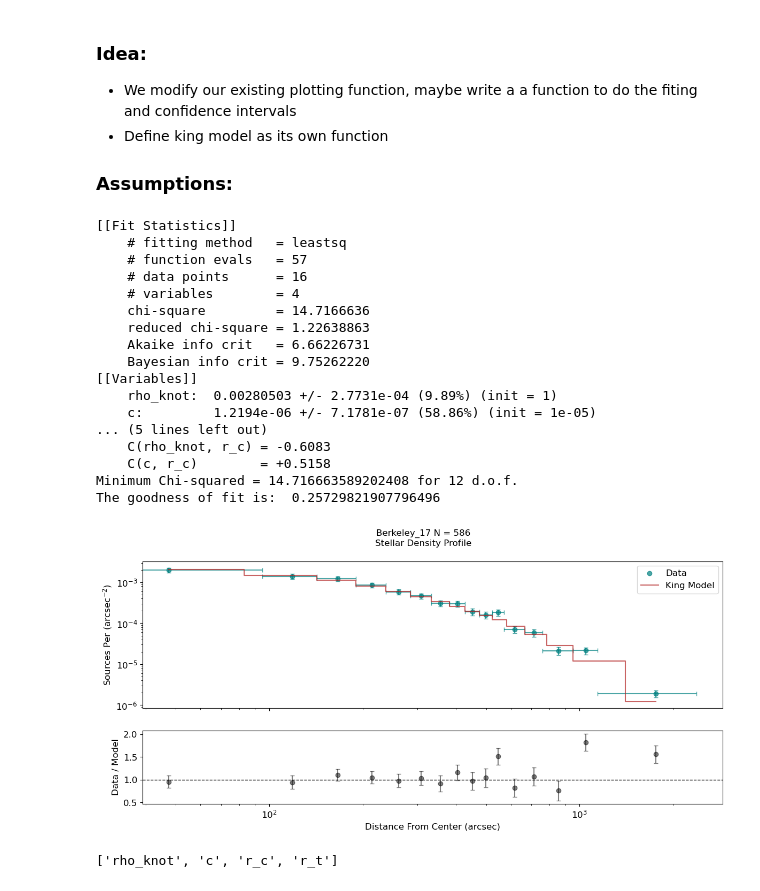
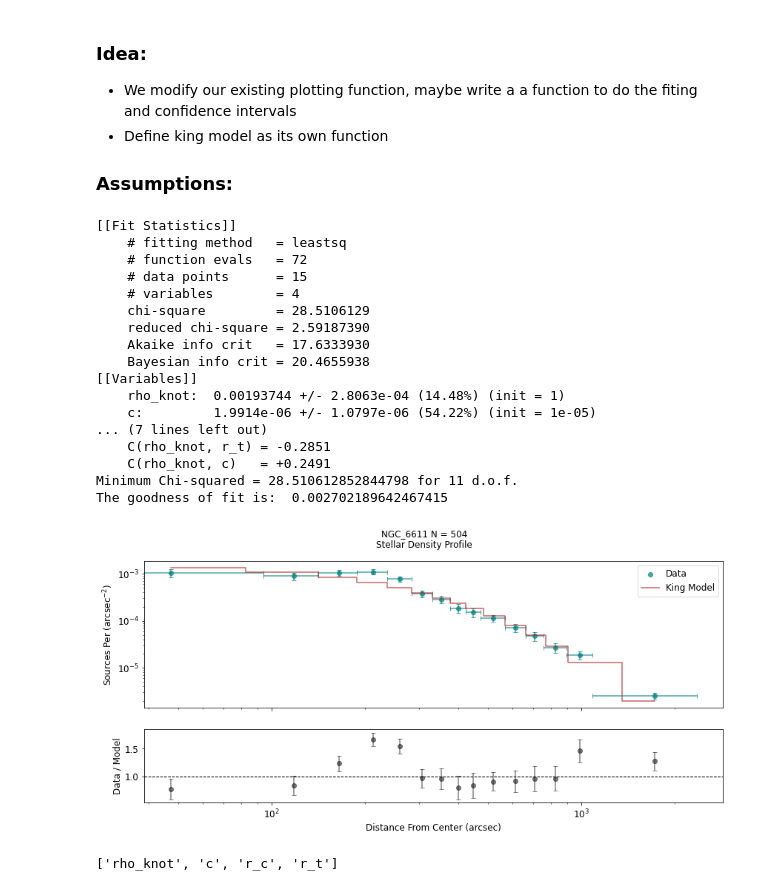
Before and after one commit to afinemax/stat_meth, a Jupyter notebook: assignments/a3/a3_max_fine.ipynb, the cells around one changed output. Cells and saved outputs as stored; diff of their text form; code cells hidden in the pictures.

```diff
--- a/assignments/a3/a3_max_fine.ipynb
+++ b/assignments/a3/a3_max_fine.ipynb
@@ -28,7 +30,7 @@ random_seed = 50
 # Gaia correction term
 gaia_corr = 0.029 # mas
 
-assigned_clusters = ['Berkeley_17', 'NGC_6611', 'NGC_1817', 'NGC_663', 'HSC_38', 'Tombaugh_1', 'Gaia_1'] #'Hogg_4', 'BH_99', 'Trumpler_19', 'NGC_7510']
+assigned_clusters = [ 'NGC_6611', 'NGC_1817', 'NGC_663',]
 # %% [markdown]
 # Task 1:
 First, make stellar density profiles for each of your three clusters. To do this, you first need to create a
@@ -343,7 +342,7 @@ def fit_and_plot_king(stars_df, cluster_name, print_output= True, plot=True):
         best_fit_params = result.params.valuesdict()
 
         # Generate x values for the model plot
-        fig, (ax1, ax2) = plt.subplots(nrows=2, figsize=(14,6), dpi=100, sharex=True, gridspec_kw={'height_ratios': [2, 1]})
+        fig, (ax1, ax2) = plt.subplots(nrows=2, figsize=(14,6), sharex=True, gridspec_kw={'height_ratios': [2, 1]})
 
         x_data = bin_centers
         ax1.scatter(x_data, y_data, label='Data', color='teal',alpha=0.7)
@@ -382,25 +573,26 @@ def fit_and_plot_king(stars_df, cluster_name, print_output= True, plot=True):
 # %%
 for cluster_name in assigned_clusters[0:1]:
     result, xdata,ydata,yerrs  = fit_and_plot_king(stars_df, cluster_name, print_output=True, plot=True)
+    get_confidence_intervals(result, stars_df, cluster_name, plotting=True, print_output=True)
 # %% [output]
 [[Fit Statistics]]
     # fitting method   = leastsq
-    # function evals   = 57
-    # data points      = 16
+    # function evals   = 72
+    # data points      = 15
     # variables        = 4
-    chi-square         = 14.7166636
-    reduced chi-square = 1.22638863
-    Akaike info crit   = 6.66226731
-    Bayesian info crit = 9.75262220
+    chi-square         = 28.5106129
+    reduced chi-square = 2.59187390
+    Akaike info crit   = 17.6333930
+    Bayesian info crit = 20.4655938
 [[Variables]]
-    rho_knot:  0.00280503 +/- 2.7731e-04 (9.89%) (init = 1)
-    c:         1.2194e-06 +/- 7.1781e-07 (58.86%) (init = 1e-05)
-... (5 lines left out)
-    C(rho_knot, r_c) = -0.6083
-    C(c, r_c)        = +0.5158
-Minimum Chi-squared = 14.716663589202408 for 12 d.o.f.
-The goodness of fit is:  0.25729821907796496
+    rho_knot:  0.00193744 +/- 2.8063e-04 (14.48%) (init = 1)
+    c:         1.9914e-06 +/- 1.0797e-06 (54.22%) (init = 1e-05)
+... (7 lines left out)
+    C(rho_knot, r_t) = -0.2851
+    C(rho_knot, c)   = +0.2491
+Minimum Chi-squared = 28.510612852844798 for 11 d.o.f.
+The goodness of fit is:  0.002702189642467415
-[figure, old version]
+[figure, new version]
 # %%
 param_guess = {'rho_knot': 1, 'c': 1e-5, 'r_c': 500, 'r_t': 1000}
 my_list = list(param_guess.keys())
```
Also changed, not shown: parts of 7 cells of this notebook.
